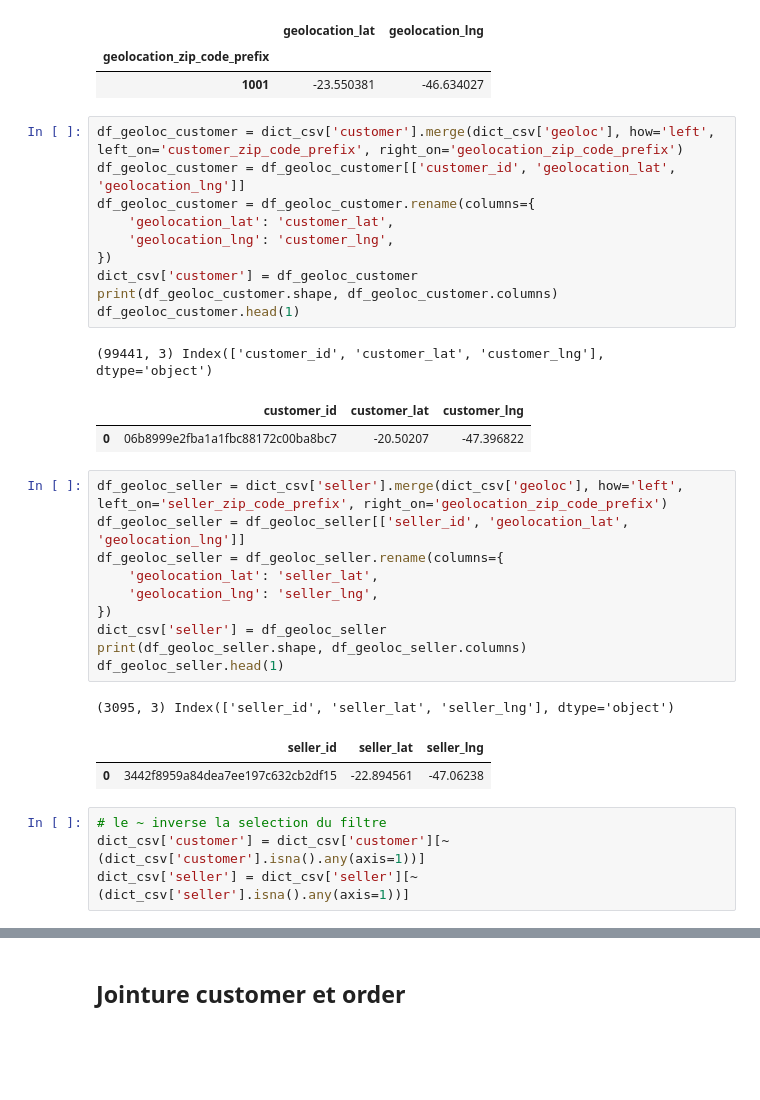
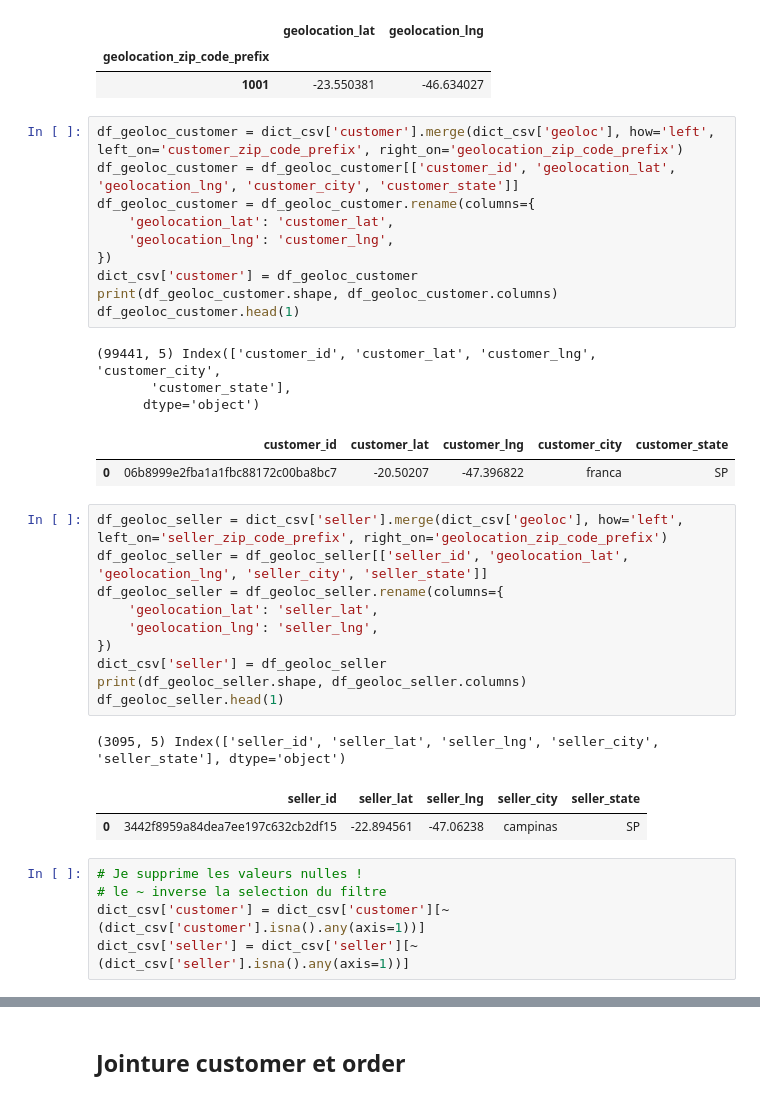
Before and after one commit to Nicolas-Malgat/E2_prediction_temps_livraison, a Jupyter notebook: work/2_data_cleaning.ipynb, the cells around one changed output, grey strips where cells are left out. Cells and saved outputs as stored; diff of their text form; blank space fills up the shorter version.

```diff
--- a/work/2_data_cleaning.ipynb
+++ b/work/2_data_cleaning.ipynb
@@ -123,21 +123,23 @@ dict_csv['geoloc'].head(1)
 | 1001 | -23.550381 | -46.634027 |
 # %%
 df_geoloc_customer = dict_csv['customer'].merge(dict_csv['geoloc'], how='left', left_on='customer_zip_code_prefix', right_on='geolocation_zip_code_prefix')
-df_geoloc_customer = df_geoloc_customer[['customer_id', 'geolocation_lat', 'geolocation_lng']]
+df_geoloc_customer = df_geoloc_customer[['customer_id', 'geolocation_lat', 'geolocation_lng', 'customer_city', 'customer_state']]
 df_geoloc_customer = df_geoloc_customer.rename(columns={
     'geolocation_lat': 'customer_lat',
     'geolocation_lng': 'customer_lng',
 })
 dict_csv['customer'] = df_geoloc_customer
 print(df_geoloc_customer.shape, df_geoloc_customer.columns)
 df_geoloc_customer.head(1)
 # %% [output]
-(99441, 3) Index(['customer_id', 'customer_lat', 'customer_lng'], dtype='object')
+(99441, 5) Index(['customer_id', 'customer_lat', 'customer_lng', 'customer_city',
+       'customer_state'],
+      dtype='object')
-|  | customer_id | customer_lat | customer_lng |
-| 0 | 06b8999e2fba1a1fbc88172c00ba8bc7 | -20.50207 | -47.396822 |
+|  | customer_id | customer_lat | customer_lng | customer_city | customer_state |
+| 0 | 06b8999e2fba1a1fbc88172c00ba8bc7 | -20.50207 | -47.396822 | franca | SP |
 # %%
 df_geoloc_seller = dict_csv['seller'].merge(dict_csv['geoloc'], how='left', left_on='seller_zip_code_prefix', right_on='geolocation_zip_code_prefix')
-df_geoloc_seller = df_geoloc_seller[['seller_id', 'geolocation_lat', 'geolocation_lng']]
+df_geoloc_seller = df_geoloc_seller[['seller_id', 'geolocation_lat', 'geolocation_lng', 'seller_city', 'seller_state']]
 df_geoloc_seller = df_geoloc_seller.rename(columns={
     'geolocation_lat': 'seller_lat',
     'geolocation_lng': 'seller_lng',
@@ -146,10 +148,11 @@ dict_csv['seller'] = df_geoloc_seller
 print(df_geoloc_seller.shape, df_geoloc_seller.columns)
 df_geoloc_seller.head(1)
 # %% [output]
-(3095, 3) Index(['seller_id', 'seller_lat', 'seller_lng'], dtype='object')
+(3095, 5) Index(['seller_id', 'seller_lat', 'seller_lng', 'seller_city', 'seller_state'], dtype='object')
-|  | seller_id | seller_lat | seller_lng |
-| 0 | 3442f8959a84dea7ee197c632cb2df15 | -22.894561 | -47.06238 |
+|  | seller_id | seller_lat | seller_lng | seller_city | seller_state |
+| 0 | 3442f8959a84dea7ee197c632cb2df15 | -22.894561 | -47.06238 | campinas | SP |
 # %%
+# Je supprime les valeurs nulles !
 # le ~ inverse la selection du filtre
 dict_csv['customer'] = dict_csv['customer'][~ (dict_csv['customer'].isna().any(axis=1))]
 dict_csv['seller'] = dict_csv['seller'][~ (dict_csv['seller'].isna().any(axis=1))]
```
Also changed, not shown: parts of 8 cells of this notebook, 16 other files.
